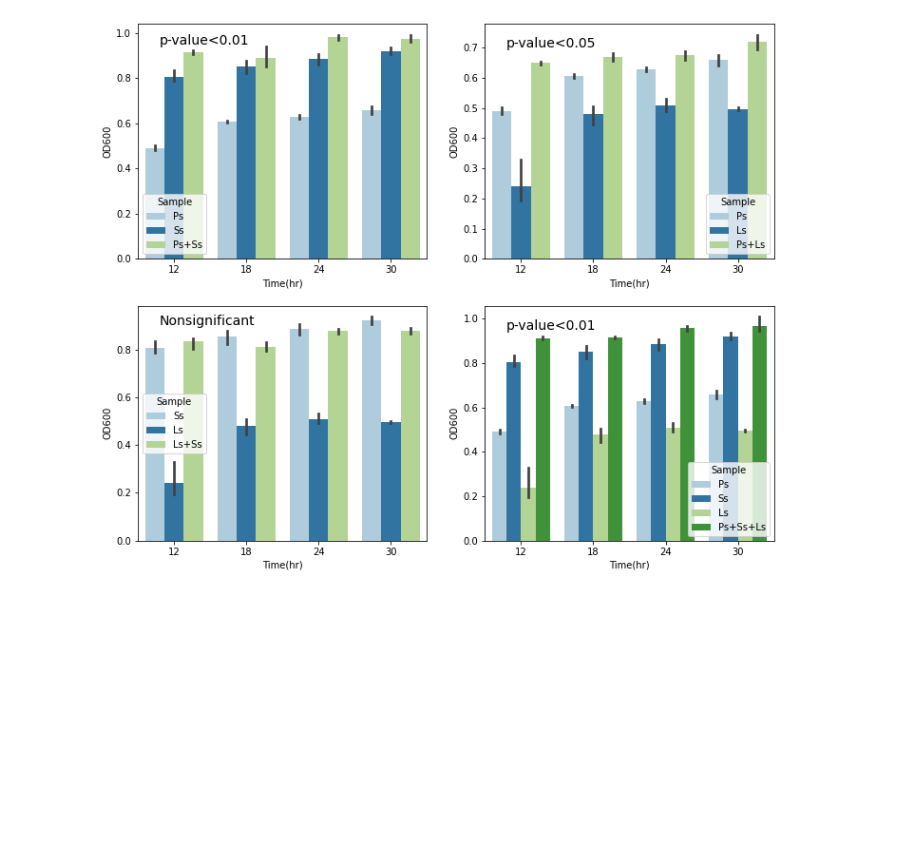
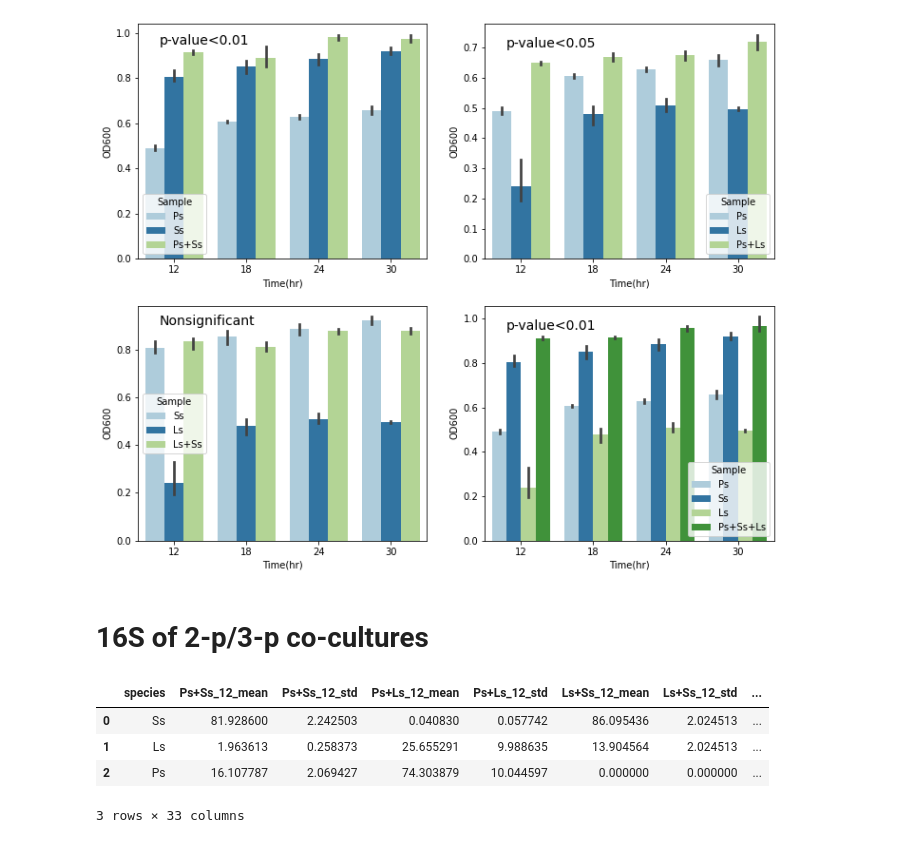
Before and after one commit to SizheQiu/OralMicroIX, a Jupyter notebook: workflow/Culture_validation.ipynb, the cells around one changed output. Saved outputs shown, nothing was run; the diff lists cells and outputs as text; code cells hidden in the pictures; blank space fills up the shorter version.

```diff
--- a/workflow/Culture_validation.ipynb
+++ b/workflow/Culture_validation.ipynb
@@ -59,3 +61,5 @@ axs[1][1].text(-0.2,0.95,s='p-value<0.01',fontsize=14)
 # plt.savefig('../../../../Oral_paper/Figures_2025/coculture_validation.svg',format='svg',dpi=150)
 # %% [output]
 [figure]
+# %% [markdown]
+# 16S of 2-p/3-p co-cultures
@@ -61,0 +87,8 @@ axs[1][1].text(-0.2,0.95,s='p-value<0.01',fontsize=14)
+# %%
+s16_data
+# %% [output]
+|  | species | Ps+Ss_12_mean | Ps+Ss_12_std | Ps+Ls_12_mean | Ps+Ls_12_std | Ls+Ss_12_mean | Ls+Ss_12_std | ... |
+| 0 | Ss | 81.928600 | 2.242503 | 0.040830 | 0.057742 | 86.095436 | 2.024513 | ... |
+| 1 | Ls | 1.963613 | 0.258373 | 25.655291 | 9.988635 | 13.904564 | 2.024513 | ... |
+| 2 | Ps | 16.107787 | 2.069427 | 74.303879 | 10.044597 | 0.000000 | 0.000000 | ... |
+3 rows × 33 columns
```
Also changed, not shown: parts of 4 cells of this notebook.
